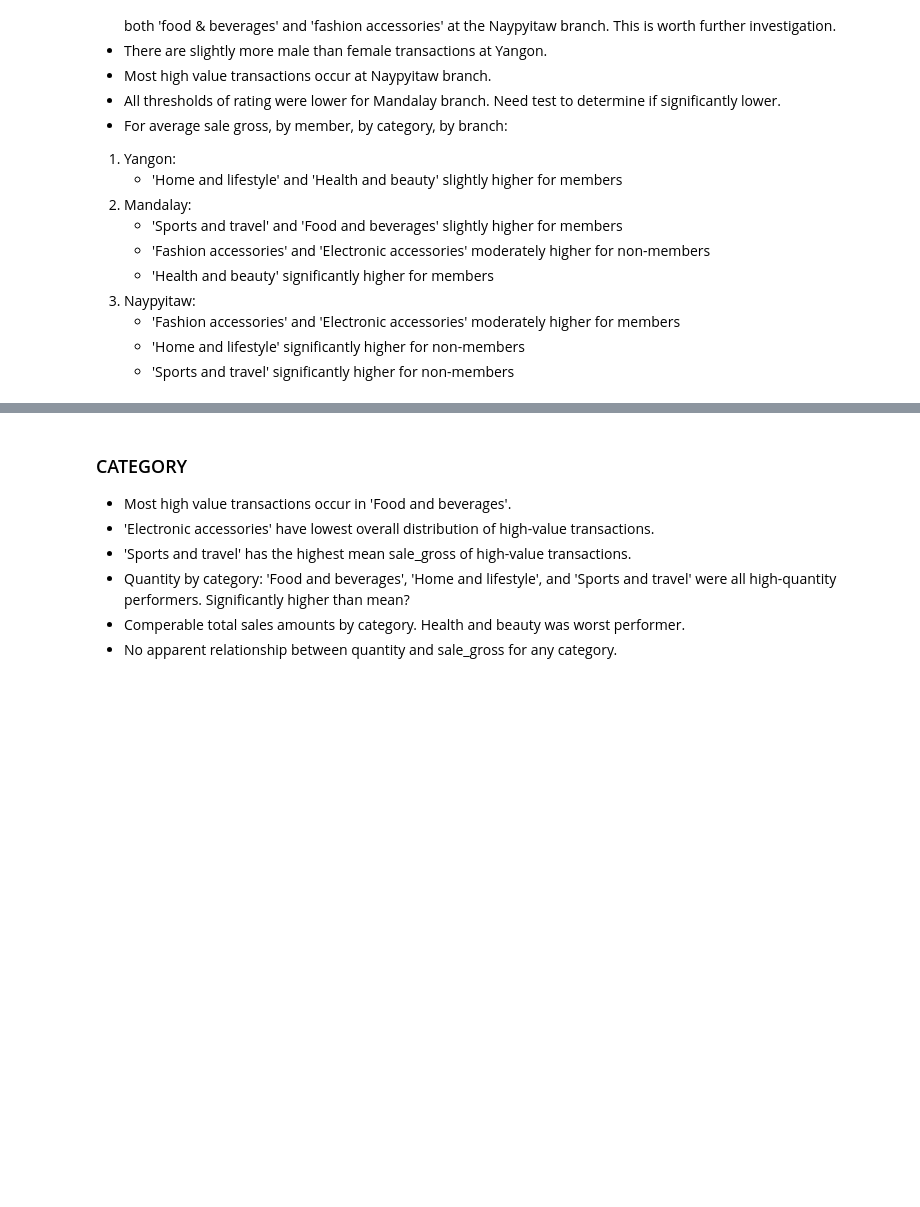
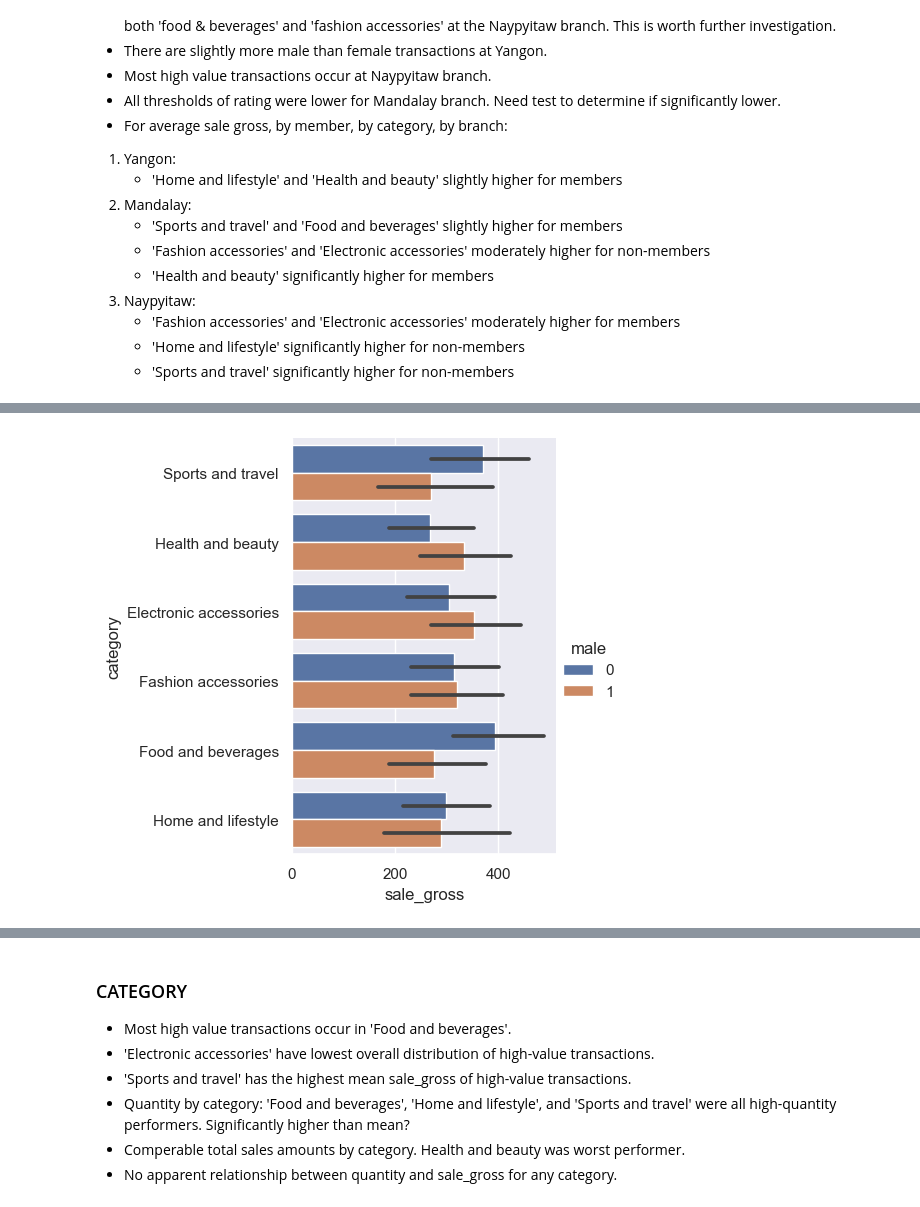
Before and after one commit to zdravoj/data-science-foundations, a Jupyter notebook: Supermarket_Sales/Supermarket_sales_analysis.ipynb, the cells around one changed output, grey strips where cells are left out. Saved outputs shown, nothing was run; the diff lists cells and outputs as text; code cells hidden in the pictures; blank space fills up the shorter version.

```diff
--- a/Supermarket_Sales/Supermarket_sales_analysis.ipynb
+++ b/Supermarket_Sales/Supermarket_sales_analysis.ipynb
@@ -962,0 +928,11 @@ No significant differences between members and non-members by payment type. Clos
+# %%
+# female vs male sale gross by category at Naypyitaw branch
+sns.catplot(
+    data= naypyitaw,
+    y= 'category',
+    x= 'sale_gross',
+    hue = 'male',
+    kind= 'bar'
+);
+# %% [output]
+[figure, added]
```
Also changed, not shown: parts of 18 cells of this notebook.
